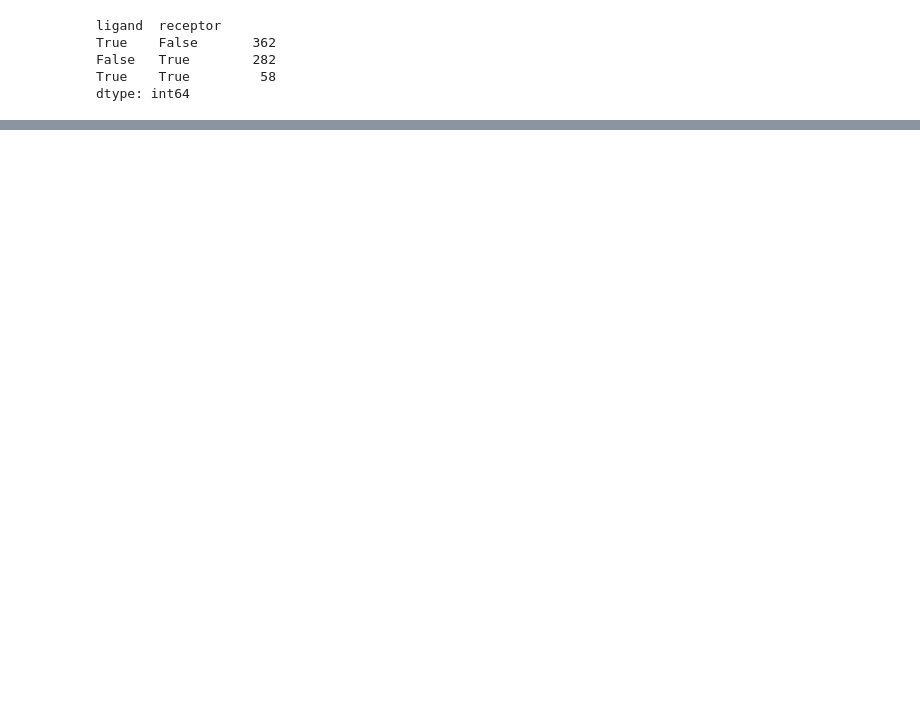
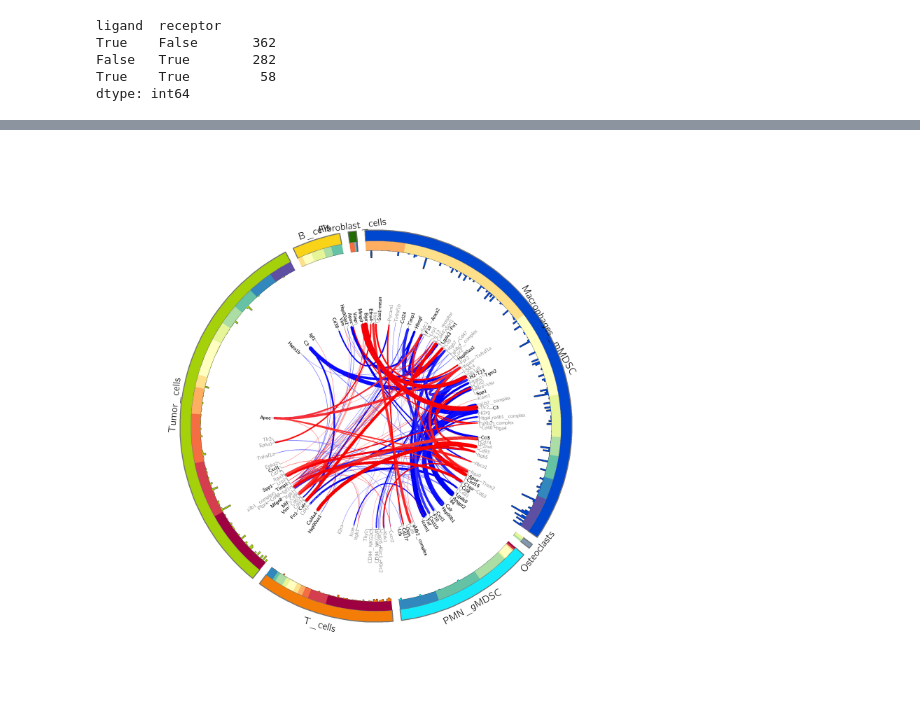
Before and after one commit to LaughneyLab/ContactTracing_tutorial, a Jupyter notebook: tutorial.ipynb, the cells around one changed output, grey strips where cells are left out. Cells and saved outputs as stored; diff of their text form; code cells hidden in the pictures; blank space fills up the shorter version.

```diff
--- a/tutorial.ipynb
+++ b/tutorial.ipynb
@@ -1346,0 +1383,4 @@ Image(f'{outdir}/circos.png')
+# %%
+Image(f'{outdir}/circos.png')
+# %% [output]
+[figure, added]
```
Also changed, not shown: parts of 12 cells of this notebook.
